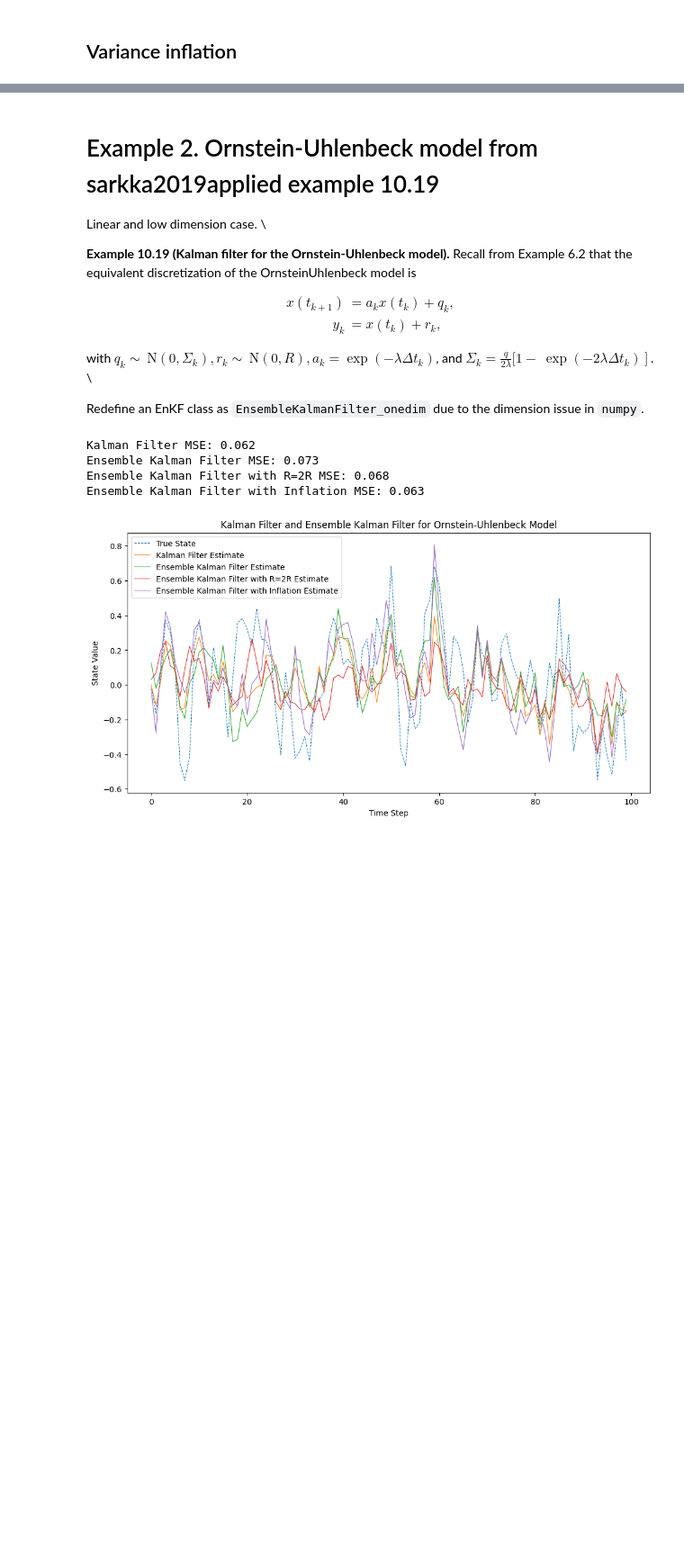
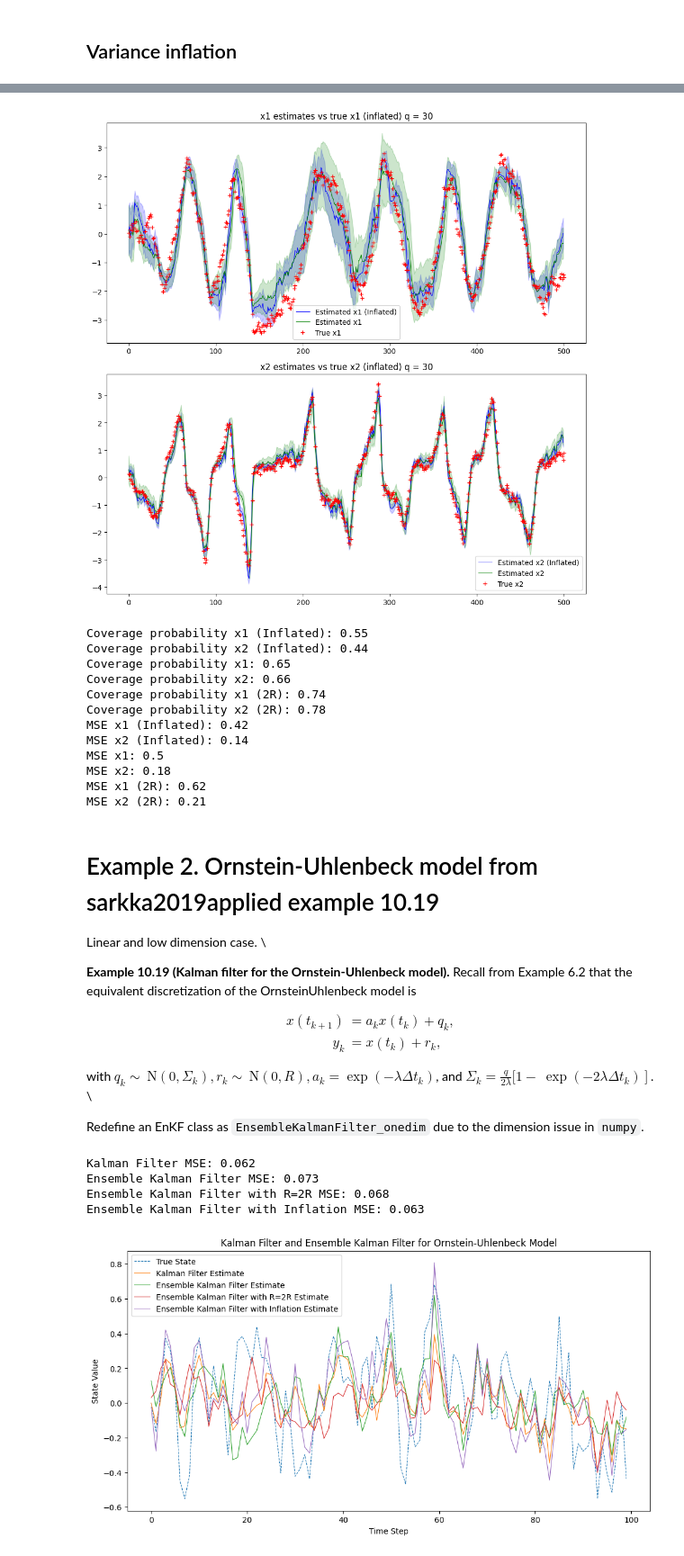
Before and after one commit to JackWang0102/STAT-546-EnFK-Simulation, a Jupyter notebook: EnKF_sim.ipynb, the cells around one changed output, grey strips where cells are left out. Shown at 90% size. Drawn from its saved outputs; the diff is of its cells as text; code cells hidden in the pictures; blank space fills up the shorter version.

```diff
--- a/EnKF_sim.ipynb
+++ b/EnKF_sim.ipynb
@@ -379,5 +474,71 @@ MSE x2 (Inflated): 0.17
 MSE x1: 0.5
 MSE x2: 0.18
+# %%
+# Confidence intervals
+# Create a 2x2 grid of subplots
+fig, axs = plt.subplots(2, 1, figsize=(10, 10))
+
+# Plot data in each subplot
+axs[0].plot(result_x1Inf, linestyle='-', linewidth=0.8, label="Estimated x1 (Inflated)", color='blue')
+axs[0].plot(result_x1_30, linestyle='-', linewidth=0.8, label="Estimated x1", color='g')
+axs[0].plot(true_states[:, 0], linestyle='None', marker='+', label="True x1", color="r")
+axs[0].fill_between(range(T), np.array(result_x1Inf) - np.array(var_x1_30Inf), np.array(result_x1Inf) + np.array(var_x1_30Inf), alpha=0.2, color='blue')
+axs[0].fill_between(range(T), np.array(result_x1_30) - np.array(var_x1_30), np.array(result_x1_30) + np.array(var_x1_30), alpha=0.2, color='g')
+axs[0].set_title("x1 estimates vs true x1 (inflated) q = " + str(ensemble_size))
+axs[0].legend()
+
+axs[1].plot(result_x2Inf, linestyle='-', linewidth=0.8, label="Estimated x2 (Inflated)", color='blue')
+axs[1].plot(result_x2_30, linestyle='-', linewidth=0.8, label="Estimated x2", color='g')
+axs[1].plot(true_states[:, 1], linestyle='None', marker='+', label="True x2", color="r")
+axs[1].fill_between(range(T), np.array(result_x2Inf) - np.array(var_x2_30Inf), np.array(result_x2Inf) + np.array(var_x2_30Inf), alpha=0.2, color='blue')
+axs[1].fill_between(range(T), np.array(result_x2_30) - np.array(var_x2_30), np.array(result_x2_30) + np.array(var_x2_30), alpha=0.2, color='g')
+axs[1].set_title("x2 estimates vs true x2 (inflated) q = " + str(ensemble_size))
+axs[1].legend()
+
+# Adjust layout to prevent overlap
+plt.tight_layout()
+plt.savefig("EnKF_confidence_intervals_inflated.png")
+plt.show()
+
+# Coverage probability
+coverage_x1Inf = 0
+coverage_x2Inf = 0
+
+for i in range(T):
+    if true_states[i, 0] >= result_x1Inf[i] - var_x1_30Inf[i] and true_states[i, 0] <= result_x1Inf[i] + var_x1_30Inf[i]:
+        coverage_x1Inf += 1
+    if true_states[i, 1] >= result_x2Inf[i] - var_x2_30Inf[i] and true_states[i, 1] <= result_x2Inf[i] + var_x2_30Inf[i]:
+        coverage_x2Inf += 1
+coverage_x1Inf /= T
+coverage_x2Inf /= T
+
+print(f"Coverage probability x1 (Inflated): {coverage_x1Inf:.2}")
+print(f"Coverage probability x2 (Inflated): {coverage_x2Inf:.2}")
+print(f"Coverage probability x1: {coverage_x1:.2}")
+print(f"Coverage probability x2: {coverage_x2:.2}")
+print(f"Coverage probability x1 (2R): {coverage_x1_two:.2}")
+print(f"Coverage probability x2 (2R): {coverage_x2_two:.2}")
+
+print(f"MSE x1 (Inflated): {MSE_x1Inf:.2}")
+print(f"MSE x2 (Inflated): {MSE_x2Inf:.2}")
+print(f"MSE x1: {MSE_x1_30:.2}")
+print(f"MSE x2: {MSE_x2_30:.2}")
+print(f"MSE x1 (2R): {MSE_x1_two:.2}")
+print(f"MSE x2 (2R): {MSE_x2_two:.2}")
+# %% [output]
+[figure, added]
+Coverage probability x1 (Inflated): 0.55
+Coverage probability x2 (Inflated): 0.44
+Coverage probability x1: 0.65
+Coverage probability x2: 0.66
+Coverage probability x1 (2R): 0.74
+Coverage probability x2 (2R): 0.78
+MSE x1 (Inflated): 0.42
+MSE x2 (Inflated): 0.14
+MSE x1: 0.5
+MSE x2: 0.18
+MSE x1 (2R): 0.62
+MSE x2 (2R): 0.21
 # %% [markdown]
 # Example 2. Ornstein-Uhlenbeck model from sarkka2019applied example 10.19
 Linear and low dimension case. \\
```
Also changed, not shown: parts of 20 cells of this notebook, 6 other files.
